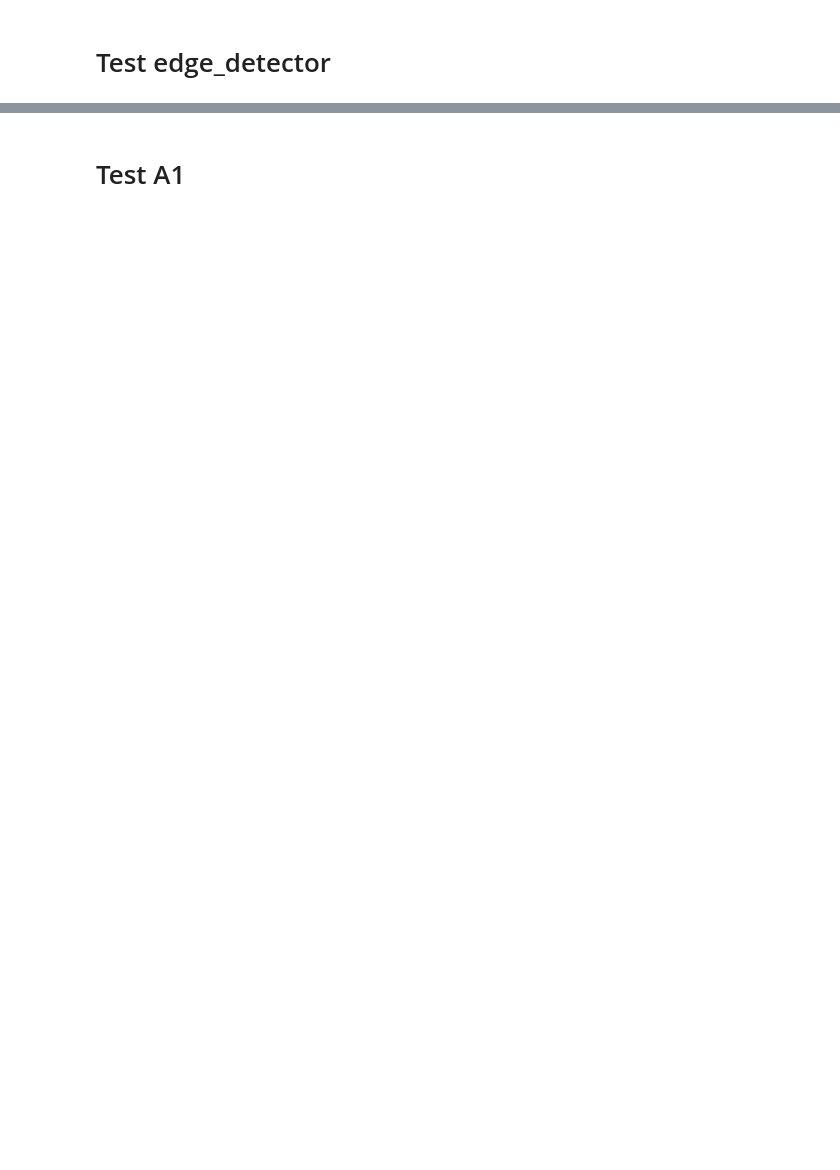
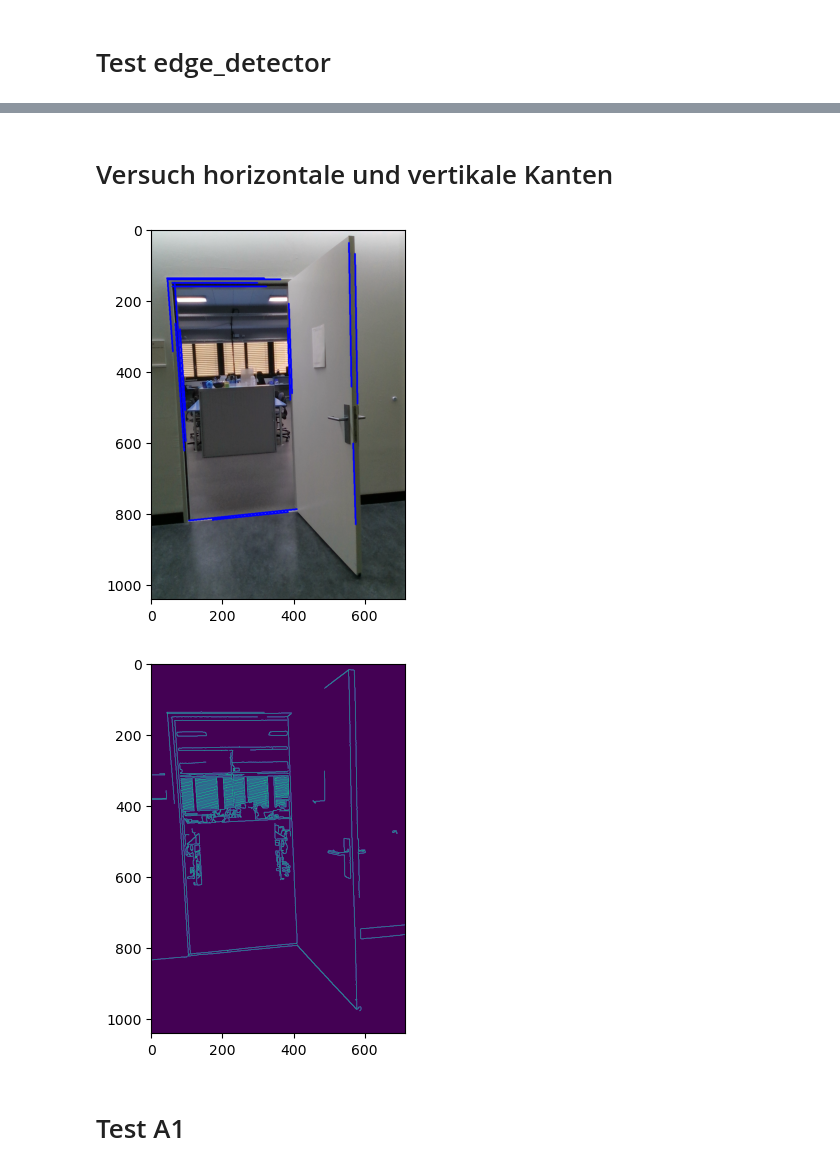
Before and after one commit to matz96/Doordetection, a Jupyter notebook: door_detection.ipynb, the cells around one changed output, grey strips where cells are left out. Saved outputs shown, nothing was run; the diff lists cells and outputs as text; code cells hidden in the pictures; blank space fills up the shorter version.

```diff
--- a/door_detection.ipynb
+++ b/door_detection.ipynb
@@ -32,3 +40,46 @@ cv2.destroyAllWindows()
+# %% [markdown]
+# Versuch horizontale und vertikale Kanten
+# %%
+import cv2
+import numpy as np
+import matplotlib.pyplot as plt
+
+# Read the image and convert it to grayscale
+image = cv2.imread('door2_Color.png')
+gray = cv2.cvtColor(image, cv2.COLOR_BGR2GRAY)
+
+# Apply Gaussian blur to reduce noise and improve detection
+gray = cv2.GaussianBlur(gray, (3, 3), 0)
+
+# Use the Canny edge detector to find edges in the image
+edges = cv2.Canny(gray, 50, 200)
+
+# Detect lines using Hough line detection
+#cv.HoughLinesP(image, rho, theta, threshold[, lines[, minLineLength[, maxLineGap]]]) -> lines
+lines = cv2.HoughLinesP(edges, 1, np.pi/180, 100, minLineLength=200, maxLineGap=10)
+
+
+# Loop over the lines and draw them on the image
+for line in lines:
+    x1, y1, x2, y2 = line[0]
+    cv2.line(image, (x1, y1), (x2, y2), (0, 0, 255), 3)
+
+#cv2.imwrite("output.jpg", edges)
+
+plt.imshow(image)
+plt.show()
+
+plt.imshow(edges)
+plt.show()
+
+# cv2.startWindowThread()
+# cv2.namedWindow("preview", cv2.WINDOW_AUTOSIZE)
+# cv2.imshow("preview", edges)
+# key = cv2.waitKey(0)
+# cv2.destroyAllWindows()
+# %% [output]
+[figure, added]
+[figure, added]
 # %% [markdown]
 # Test A1
 # %%
```
Also changed, not shown: parts of 3 cells of this notebook, 2 other files.
